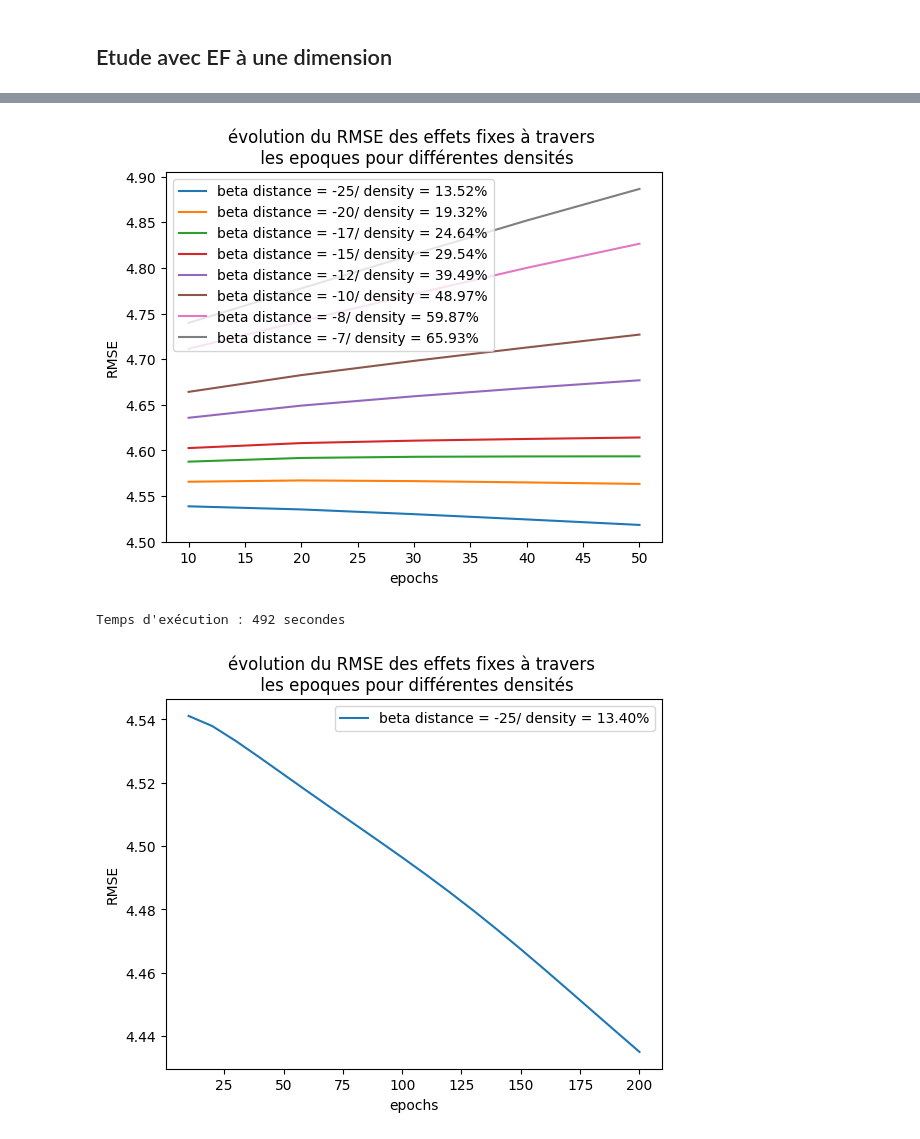
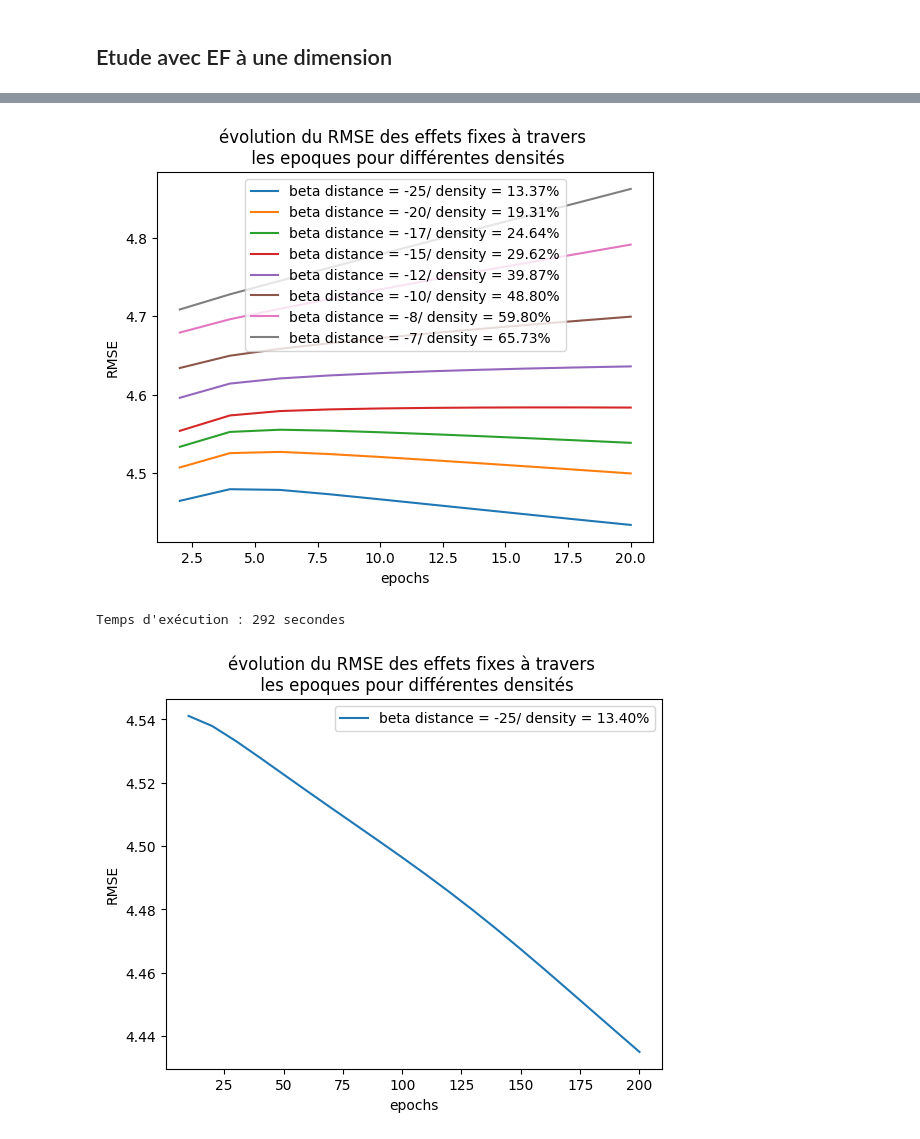
Before and after one commit to lecueguillaume/G4H_AKM_RS_NRS, a Jupyter notebook: Clustering_NRS.ipynb, the cells around one changed output, grey strips where cells are left out. Cells and saved outputs as stored; diff of their text form; code cells hidden in the pictures.

```diff
--- a/Clustering_NRS.ipynb
+++ b/Clustering_NRS.ipynb
@@ -154,7 +150,7 @@ Temps d'exécution : 28 secondes
 # %%
-# Temps d'exécution :
-density_ami_rmse_simulation.plot_rmse_epochs(n=5, save=True, algorithm = "NRS")
+# Temps d'exécution : 492 secondes
+density_ami_rmse_simulation.plot_rmse_epochs(n=10, epochs_step = 2, save=False, algorithm = "NRS")
 # %% [output]
-[figure, old version]
+[figure, new version]
-Temps d'exécution : 492 secondes
+Temps d'exécution : 292 secondes
 # %%
```
Also changed, not shown: parts of 55 cells of this notebook, 3 other files.
